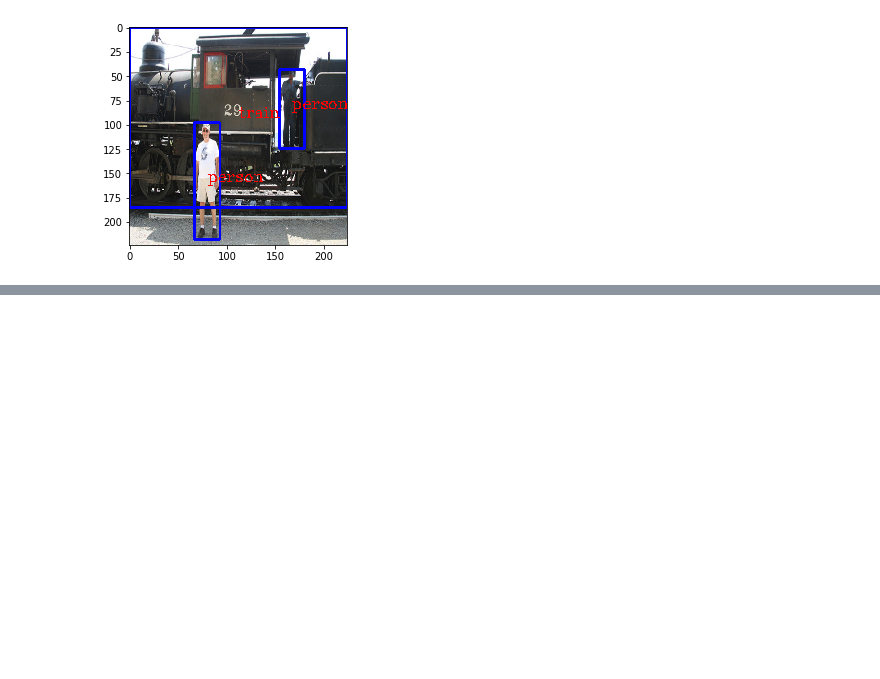
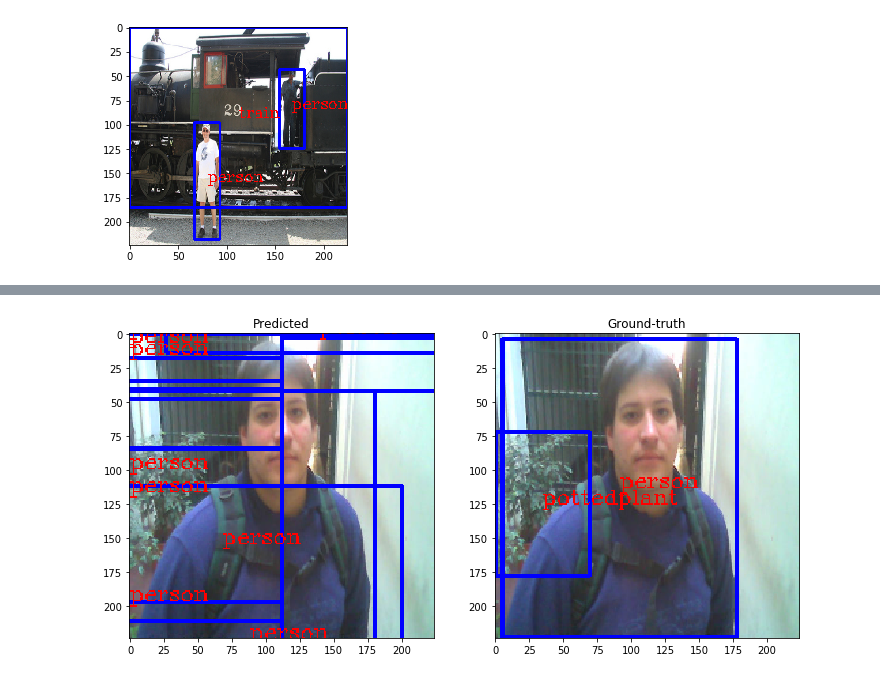
Before and after one commit to MrParosk/ml_playground, a Jupyter notebook: computer_vision/object_detection/faster_rcnn.ipynb, the cells around one changed output, grey strips where cells are left out. Drawn from its saved outputs; the diff is of its cells as text; code cells hidden in the pictures; blank space fills up the shorter version.

```diff
--- a/computer_vision/object_detection/faster_rcnn.ipynb
+++ b/computer_vision/object_detection/faster_rcnn.ipynb
@@ -588,0 +598,46 @@ mp()
+# %%
+prob, class_idx = torch.max(class_hat, dim=1)
+bb_hat = bb_hat[torch.arange(0, len(class_idx)), class_idx, :]
+
+prob_val, prob_idx = torch.sort(prob, descending=True)
+bb_hat = bb_hat[prob_idx, :]
+class_idx = class_idx[prob_idx]
+
+bb_hat = bb_hat[class_idx != 0, :]
+prob_val = prob_val[class_idx != 0]
+class_idx = class_idx[class_idx != 0]
+# %%
+keep = nms(bb_hat, prob_val, iou_threshold)
+
+bb_hat = bb_hat[keep, :].detach().cpu().numpy()
+prob_val = prob_val[keep].detach().cpu().numpy()
+class_idx = class_idx[keep].detach().cpu().numpy()
+# %%
+output_bb = [PredBoundingBox(probability=prob_val[j],
+                             class_id=class_idx[j],
+                             classname=id_cat[class_idx[j]],
+                             bounding_box=[bb_hat[j, 0],
+                                           bb_hat[j, 1],
+                                           bb_hat[j, 2],
+                                           bb_hat[j, 3]])
+             for j in range(len(prob_val))]
+# %%
+example = data_list[split_idx:][i]
+img_str = IMG_PATH + img_file
+f, axs = plt.subplots(1, 2, figsize=(12, 12))
+
+img_pred = display.read_img(img_str, target_size)
+img_pred = display.draw_boxes(img_pred, [bb.bounding_box for bb in output_bb])
+img_pred = display.draw_text(img_pred, [bb.classname for bb in output_bb], [bb.bounding_box for bb in output_bb])
+axs[0].imshow(img_pred)
+axs[0].set_title("Predicted")
+
+img_gt = display.read_img(img_str, target_size)
+img_gt = display.draw_boxes(img_gt, example.bounding_boxes)
+img_gt = display.draw_text(img_gt, example.classnames, example.bounding_boxes)
+axs[1].imshow(img_gt)
+axs[1].set_title("Ground-truth")
+
+plt.show()
+# %% [output]
+[figure, added]
```
Also changed, not shown: parts of 8 cells of this notebook.
